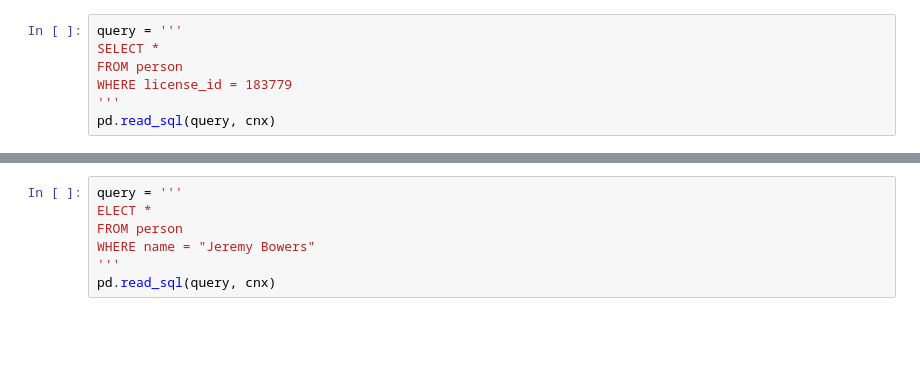
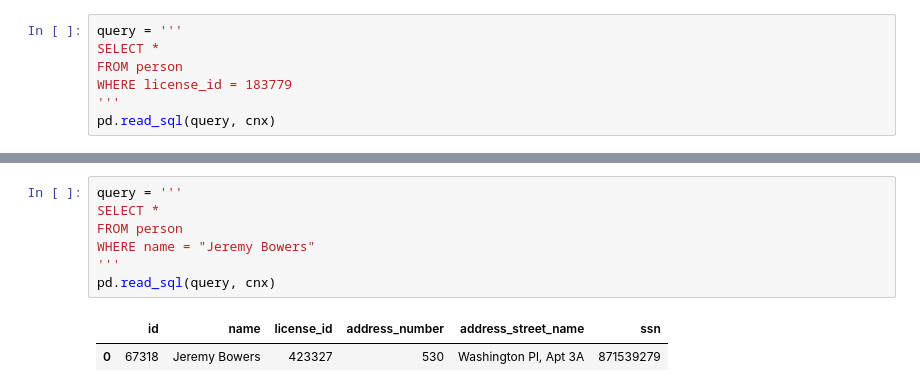
Before and after one commit to SandraGM1/Grupo_3_Inspector_Clouseau, a Jupyter notebook: Cluedo/cluedo_querys.ipynb, the cells around one changed output, grey strips where cells are left out. Cells and saved outputs as stored; diff of their text form; blank space fills up the shorter version.

```diff
--- a/Cluedo/cluedo_querys.ipynb
+++ b/Cluedo/cluedo_querys.ipynb
@@ -116,10 +175,13 @@ pd.read_sql(query, cnx)
 # %%
 query = '''
-ELECT *
+SELECT *
 FROM person
 WHERE name = "Jeremy Bowers"
 '''
 pd.read_sql(query, cnx)
+# %% [output]
+|  | id | name | license_id | address_number | address_street_name | ssn |
+| 0 | 67318 | Jeremy Bowers | 423327 | 530 | Washington Pl, Apt 3A | 871539279 |
 # %%
 query = '''
 SELECT *
```
Also changed, not shown: parts of 23 cells of this notebook, 2 other files.
